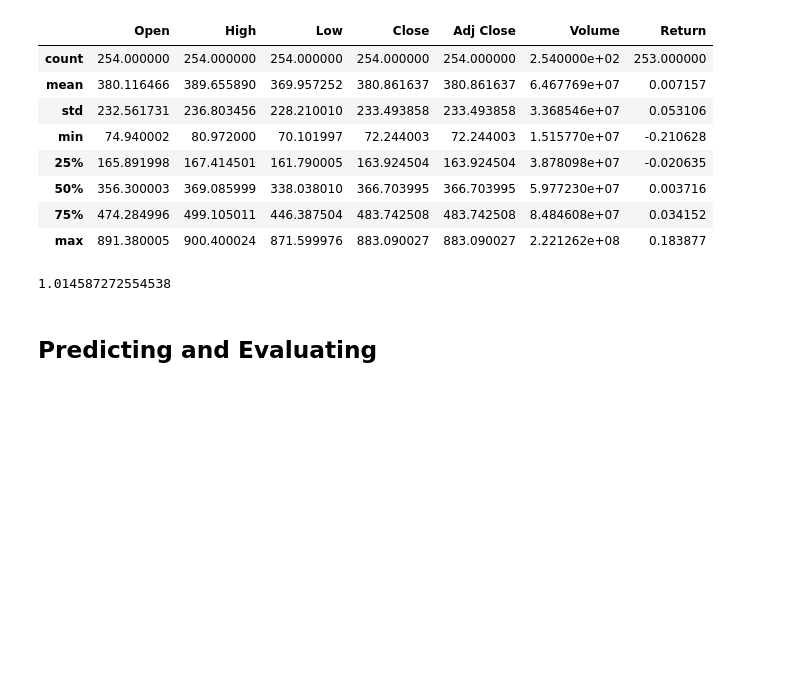
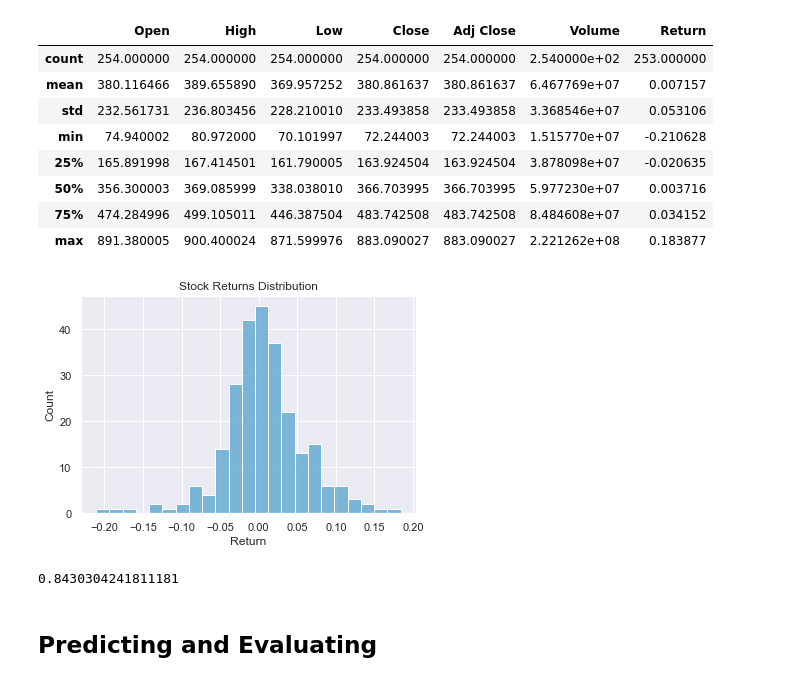
Before and after one commit to SUMMERxYANG/Option_Pricing, a Jupyter notebook: Options.ipynb, the cells around one changed output. Saved outputs shown, nothing was run; the diff lists cells and outputs as text; code cells hidden in the pictures; blank space fills up the shorter version.

```diff
--- a/Options.ipynb
+++ b/Options.ipynb
@@ -12,6 +16,10 @@ import pandas as pd
 from math import log, exp, sqrt
 from scipy.stats import norm
 from datetime import datetime, date
+import matplotlib.pyplot as plt
+import seaborn as sns
+sns.set()
+sns.set_palette("icefire")
 # %% [markdown]
 ## The Black Scholes Model <a name="1"></a>
 # %% [markdown]
@@ -74,7 +88,7 @@ price(S, E, r, sigma, T, 'c')
 11399.73195256
 # %%
 # load data (source: https://finance.yahoo.com/quote/TSLA/history?p=TSLA)
-data = pd.read_csv(r'C:\Users\Summe\Code\data\TSLA.csv')
+data = pd.read_csv('TSLA.csv')
 data
 # %% [output]
 |  | Date | Open | High | Low | Close | Adj Close | Volume |
@@ -163,11 +178,19 @@ data.describe()
 | 50% | 356.300003 | 369.085999 | 338.038010 | 366.703995 | 366.703995 | 5.977230e+07 | 0.003716 |
 | 75% | 474.284996 | 499.105011 | 446.387504 | 483.742508 | 483.742508 | 8.484608e+07 | 0.034152 |
 | max | 891.380005 | 900.400024 | 871.599976 | 883.090027 | 883.090027 | 2.221262e+08 | 0.183877 |
+# %%
+# Plot distribution of returns to gauge accuracy of the Normal returns assumption
+sns.histplot(data.Return)
+plt.title("Stock Returns Distribution")
+plt.show()
+# %% [output]
+[figure, added]
 # %%
 # Calculate iv
-iv = np.sqrt(365) * data['Return'].std()
+tradingDays = 252 # source: https://en.wikipedia.org/wiki/Trading_day#2021
+iv = np.sqrt(tradingDays) * data['Return'].std()
 iv
 # %% [output]
-1.014587272554538
+0.8430304241811181
 # %% [markdown]
 ## Predicting and Evaluating <a name="4"></a>
```
Also changed, not shown: parts of 80 cells of this notebook, 5 other files.
